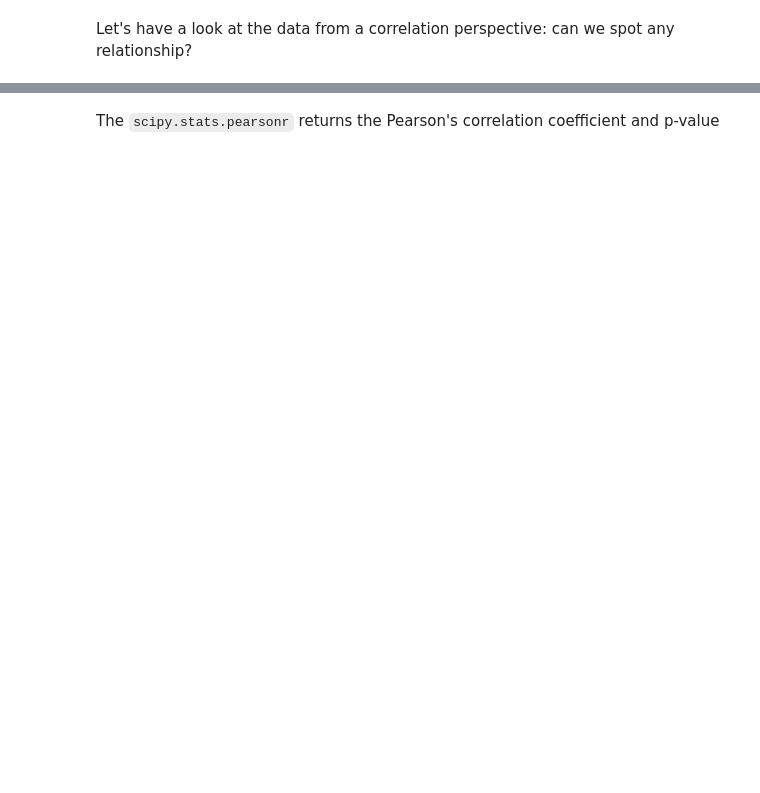
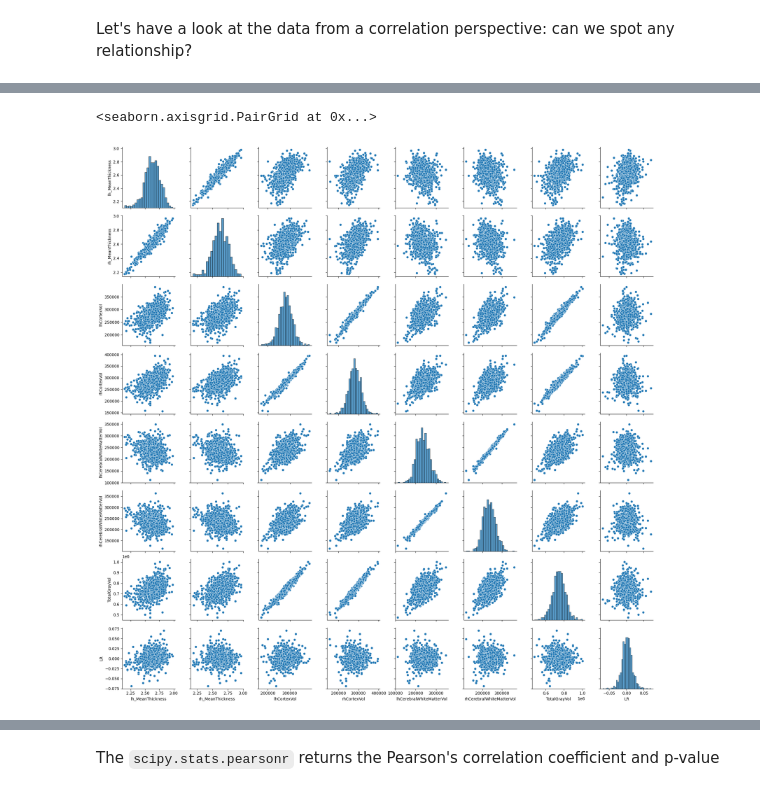
Before and after one commit to retico/cmepda_medphys, a Jupyter notebook: L6_code/demo3_data_exploration_Pandas.ipynb, the cells around one changed output, grey strips where cells are left out. Drawn from its saved outputs; the diff is of its cells as text; code cells hidden in the pictures; blank space fills up the shorter version.

```diff
--- a/L6_code/demo3_data_exploration_Pandas.ipynb
+++ b/L6_code/demo3_data_exploration_Pandas.ipynb
@@ -34,8 +59,8 @@ drive.mount('/content/drive')
 # %% [markdown]
 Let us read a csv file as a pandas DataFrame.
 # %%
-dataset_file = "/content/drive/MyDrive/cmepda_medphys_dataset/FEATURES/Brain_MRI_FS_ABIDE/FS_features_ABIDE_males_someGlobals.csv"
+dataset_file = "/content/drive/MyDrive/CMEPDA_MedPhys_datasets/FEATURES/Brain_MRI_FS_ABIDE/FS_features_ABIDE_males_someGlobals.csv"
 # check and modify the path of the FS_features_ABIDE_males_someGlobals.csv file you downloaded in your drive
 # %%
-df = pd.read_csv(dataset_file)
+df = pd.read_csv(dataset_file, sep=';')
 df.head()
@@ -230,0 +548,3 @@ data = df.iloc[:,5:12]
+# %%
+data = df.loc[:,'lh_MeanThickness':'TotalGrayVol']
+data
@@ -330,2 +715,6 @@ d_cohen
 # %% [markdown]
 Let's have a look at the data from a correlation perspective: can we spot any relationship?
+# %%
+data = df.loc[:,'lh_MeanThickness':'TotalGrayVol']
+data = LR(data)
+data
@@ -332 +735,6 @@ Let's have a look at the data from a correlation perspective: can we spot any re
+# %%
+sns.pairplot(data)
+# %% [output]
+<seaborn.axisgrid.PairGrid at 0x...>
+[figure, added]
 # %%
```
Also changed, not shown: parts of 77 cells of this notebook.
